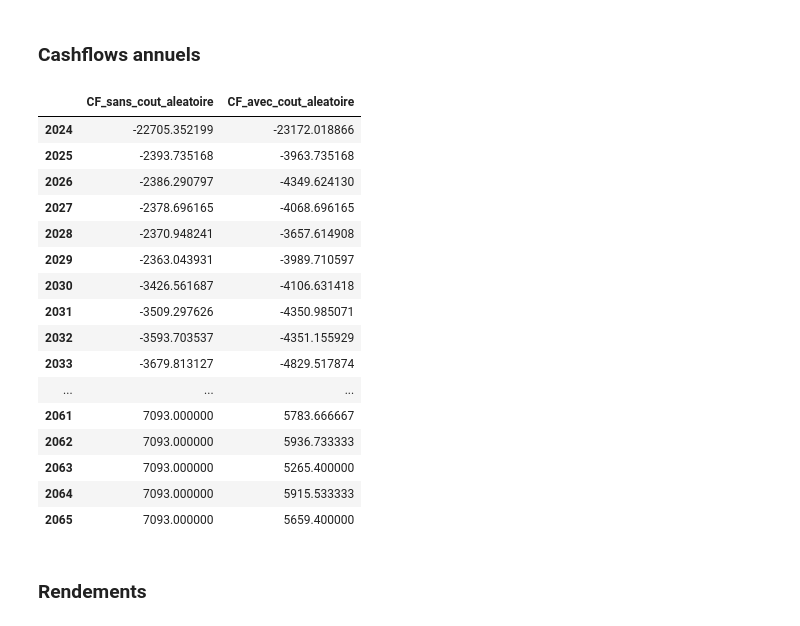
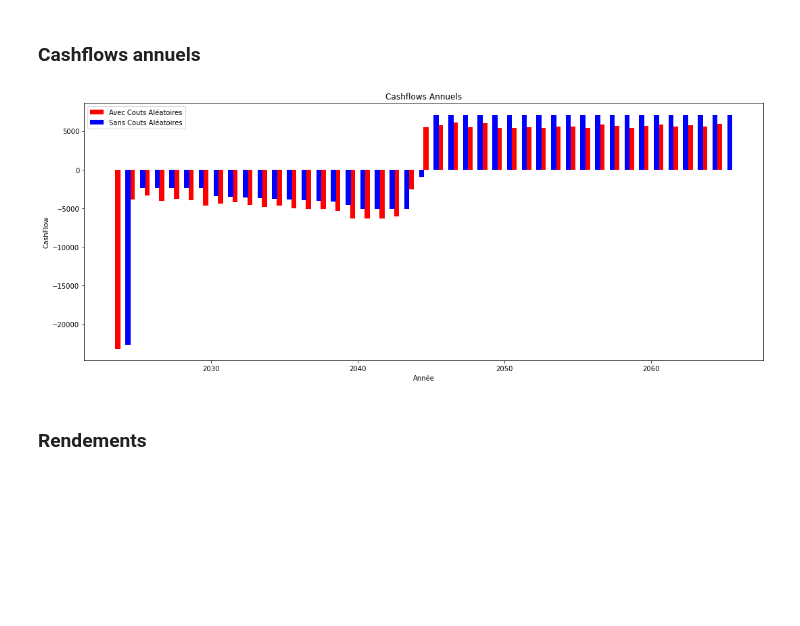
Before and after one commit to johnsibony/Personnal-Project, a Jupyter notebook: Real_Estate/run.ipynb, the cells around one changed output. Cells and saved outputs as stored; diff of their text form; code cells hidden in the pictures; blank space fills up the shorter version.

Commit message:
add plot cashflow

```diff
--- a/Real_Estate/run.ipynb
+++ b/Real_Estate/run.ipynb
@@ -29,26 +31,19 @@ investissement_avec_alea.chemins[i].df
 496 rows × 27 columns
 # %% [markdown]
 ### Cashflows annuels
-# %%
-investissement_avec_alea.cashflow_annuel()
-# %% [output]
-|  | CF_sans_cout_aleatoire | CF_avec_cout_aleatoire |
-| 2024 | -22705.352199 | -23172.018866 |
-| 2025 | -2393.735168 | -3963.735168 |
-| 2026 | -2386.290797 | -4349.624130 |
-| 2027 | -2378.696165 | -4068.696165 |
-| 2028 | -2370.948241 | -3657.614908 |
-| 2029 | -2363.043931 | -3989.710597 |
-| 2030 | -3426.561687 | -4106.631418 |
-| 2031 | -3509.297626 | -4350.985071 |
-| 2032 | -3593.703537 | -4351.155929 |
-| 2033 | -3679.813127 | -4829.517874 |
-| ... | ... | ... |
-| 2061 | 7093.000000 | 5783.666667 |
-| 2062 | 7093.000000 | 5936.733333 |
-| 2063 | 7093.000000 | 5265.400000 |
-| 2064 | 7093.000000 | 5915.533333 |
-| 2065 | 7093.000000 | 5659.400000 |
+# %%
+df = investissement_avec_alea.cashflow_annuel()
+plt.figure(figsize=(18, 7))
+width = 0.35
+plt.bar(df.index - width, df.CF_avec_cout_aleatoire, width=width, color="red", label='Avec Couts Aléatoires')
+plt.bar(df.index + width, df.CF_sans_cout_aleatoire, width=width, color="blue", label='Sans Couts Aléatoires')
+plt.xlabel("Année")
+plt.ylabel("CashFlow")
+plt.title("Cashflows Annuels")
+plt.legend()
+plt.show()
+# %% [output]
+[figure, added]
 # %% [markdown]
 ### Rendements
 # %%
```
Also changed, not shown: parts of 2 cells of this notebook.
